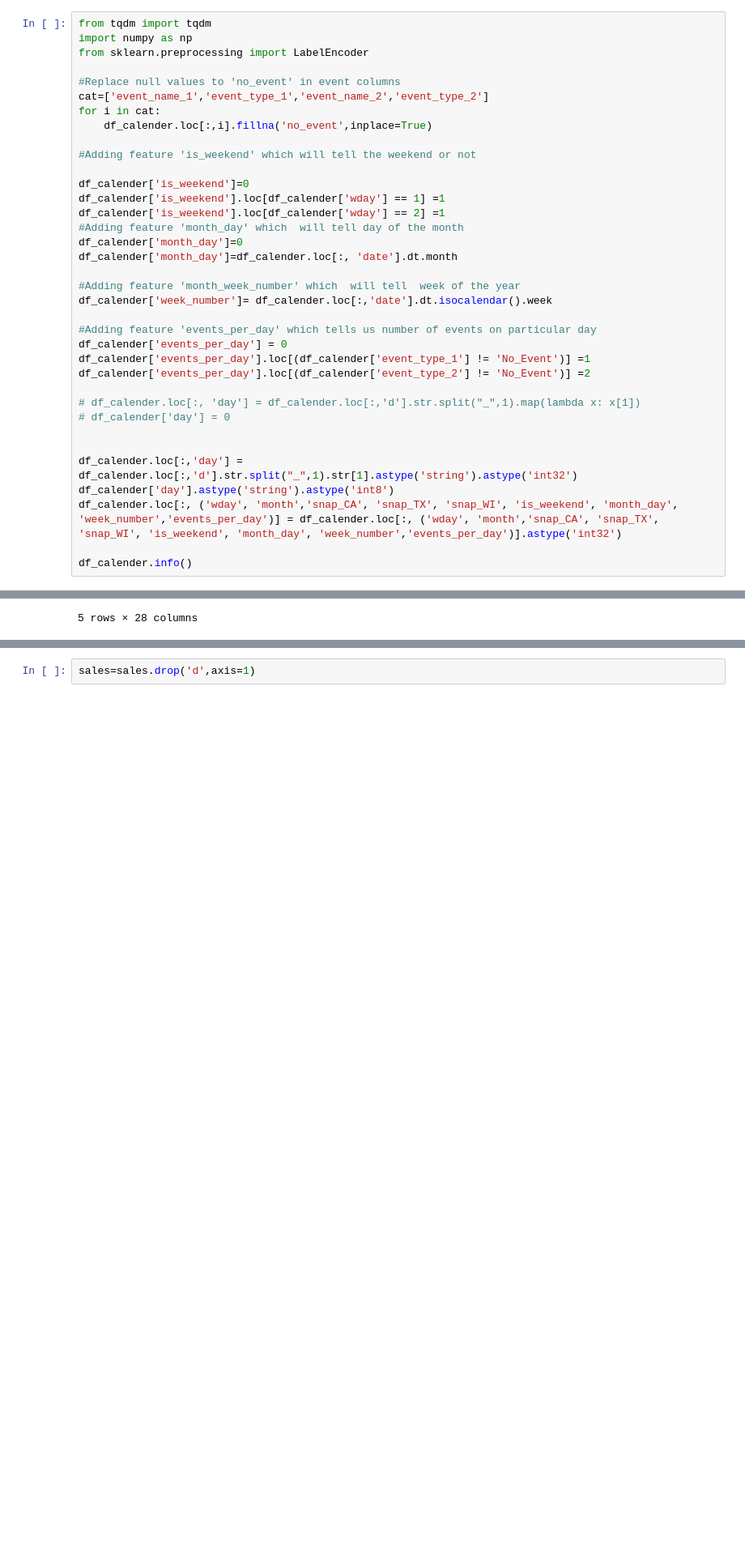
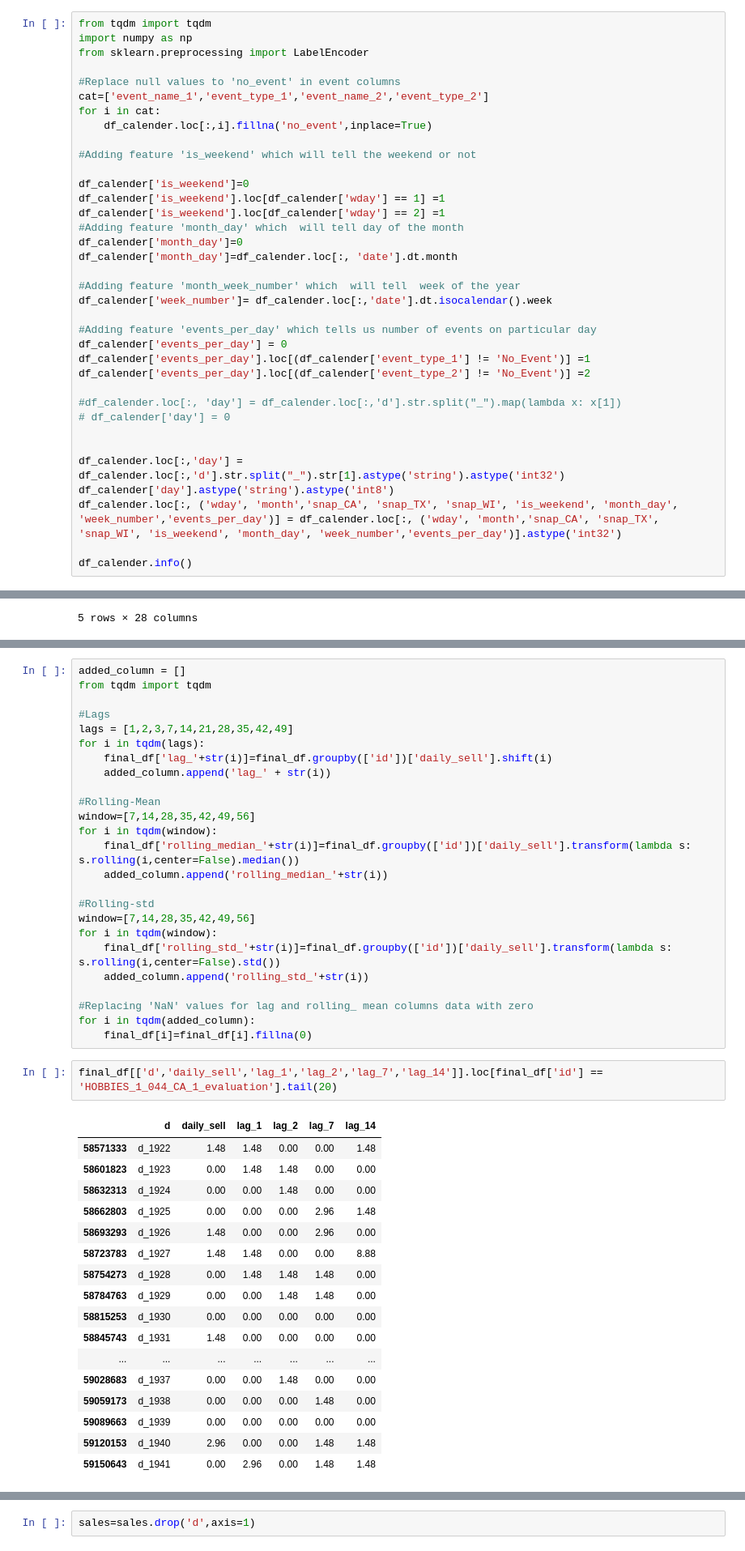
Before and after one commit to yoheita/Springboard, a Jupyter notebook: Capstone Project 2/Draft/Capstone_Project_Data_Wrangle_final.ipynb, the cells around one changed output, grey strips where cells are left out. Shown at 81% size. Drawn from its saved outputs; the diff is of its cells as text; blank space fills up the shorter version.

```diff
--- a/Capstone Project 2/Draft/Capstone_Project_Data_Wrangle_final.ipynb
+++ b/Capstone Project 2/Draft/Capstone_Project_Data_Wrangle_final.ipynb
@@ -607,11 +599,11 @@ df_calender['events_per_day'] = 0
 df_calender['events_per_day'].loc[(df_calender['event_type_1'] != 'No_Event')] =1
 df_calender['events_per_day'].loc[(df_calender['event_type_2'] != 'No_Event')] =2
 
-# df_calender.loc[:, 'day'] = df_calender.loc[:,'d'].str.split("_",1).map(lambda x: x[1])
+#df_calender.loc[:, 'day'] = df_calender.loc[:,'d'].str.split("_").map(lambda x: x[1])
 # df_calender['day'] = 0
 
 
-df_calender.loc[:,'day'] = df_calender.loc[:,'d'].str.split("_",1).str[1].astype('string').astype('int32')
+df_calender.loc[:,'day'] = df_calender.loc[:,'d'].str.split("_").str[1].astype('string').astype('int32')
 df_calender['day'].astype('string').astype('int8')
 df_calender.loc[:, ('wday', 'month','snap_CA', 'snap_TX', 'snap_WI', 'is_weekend', 'month_day', 'week_number','events_per_day')] = df_calender.loc[:, ('wday', 'month','snap_CA', 'snap_TX', 'snap_WI', 'is_weekend', 'month_day', 'week_number','events_per_day')].astype('int32')
 
@@ -766,0 +792,45 @@ final_df.tail()
+# %%
+added_column = []
+from tqdm import tqdm
+
+#Lags
+lags = [1,2,3,7,14,21,28,35,42,49]
+for i in tqdm(lags):
+    final_df['lag_'+str(i)]=final_df.groupby(['id'])['daily_sell'].shift(i)
+    added_column.append('lag_' + str(i))
+
+#Rolling-Mean
+window=[7,14,28,35,42,49,56]
+for i in tqdm(window):
+    final_df['rolling_median_'+str(i)]=final_df.groupby(['id'])['daily_sell'].transform(lambda s: s.rolling(i,center=False).median())
+    added_column.append('rolling_median_'+str(i))
+
+#Rolling-std
+window=[7,14,28,35,42,49,56]
+for i in tqdm(window):
+    final_df['rolling_std_'+str(i)]=final_df.groupby(['id'])['daily_sell'].transform(lambda s: s.rolling(i,center=False).std())
+    added_column.append('rolling_std_'+str(i))
+
+#Replacing 'NaN' values for lag and rolling_ mean columns data with zero
+for i in tqdm(added_column):
+    final_df[i]=final_df[i].fillna(0)
+# %%
+final_df[['d','daily_sell','lag_1','lag_2','lag_7','lag_14']].loc[final_df['id'] == 'HOBBIES_1_044_CA_1_evaluation'].tail(20)
+# %% [output]
+|  | d | daily_sell | lag_1 | lag_2 | lag_7 | lag_14 |
+| 58571333 | d_1922 | 1.48 | 1.48 | 0.00 | 0.00 | 1.48 |
+| 58601823 | d_1923 | 0.00 | 1.48 | 1.48 | 0.00 | 0.00 |
+| 58632313 | d_1924 | 0.00 | 0.00 | 1.48 | 0.00 | 0.00 |
+| 58662803 | d_1925 | 0.00 | 0.00 | 0.00 | 2.96 | 1.48 |
+| 58693293 | d_1926 | 1.48 | 0.00 | 0.00 | 2.96 | 0.00 |
+| 58723783 | d_1927 | 1.48 | 1.48 | 0.00 | 0.00 | 8.88 |
+| 58754273 | d_1928 | 0.00 | 1.48 | 1.48 | 1.48 | 0.00 |
+| 58784763 | d_1929 | 0.00 | 0.00 | 1.48 | 1.48 | 0.00 |
+| 58815253 | d_1930 | 0.00 | 0.00 | 0.00 | 0.00 | 0.00 |
+| 58845743 | d_1931 | 1.48 | 0.00 | 0.00 | 0.00 | 0.00 |
+| ... | ... | ... | ... | ... | ... | ... |
+| 59028683 | d_1937 | 0.00 | 0.00 | 1.48 | 0.00 | 0.00 |
+| 59059173 | d_1938 | 0.00 | 0.00 | 0.00 | 1.48 | 0.00 |
+| 59089663 | d_1939 | 0.00 | 0.00 | 0.00 | 0.00 | 0.00 |
+| 59120153 | d_1940 | 2.96 | 0.00 | 0.00 | 1.48 | 1.48 |
+| 59150643 | d_1941 | 0.00 | 2.96 | 0.00 | 1.48 | 1.48 |
```
Also changed, not shown: parts of 23 cells of this notebook, 1 other file.
